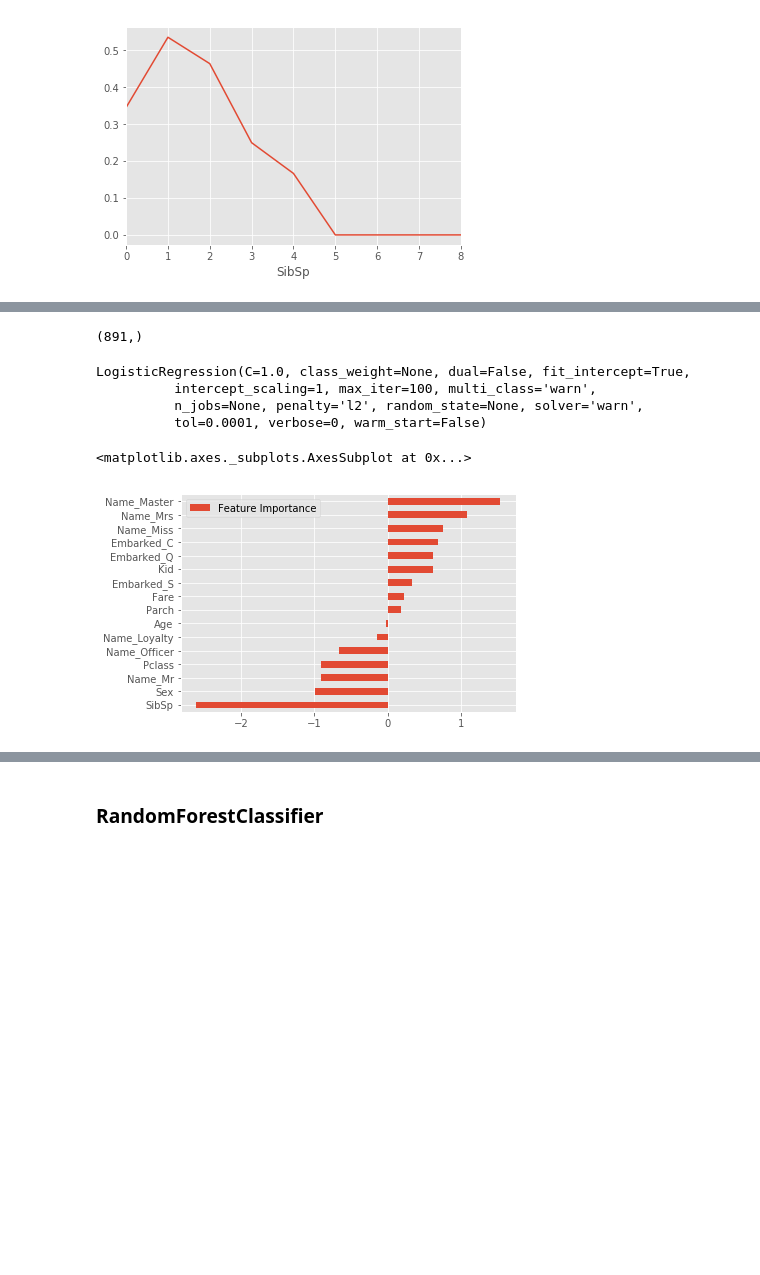
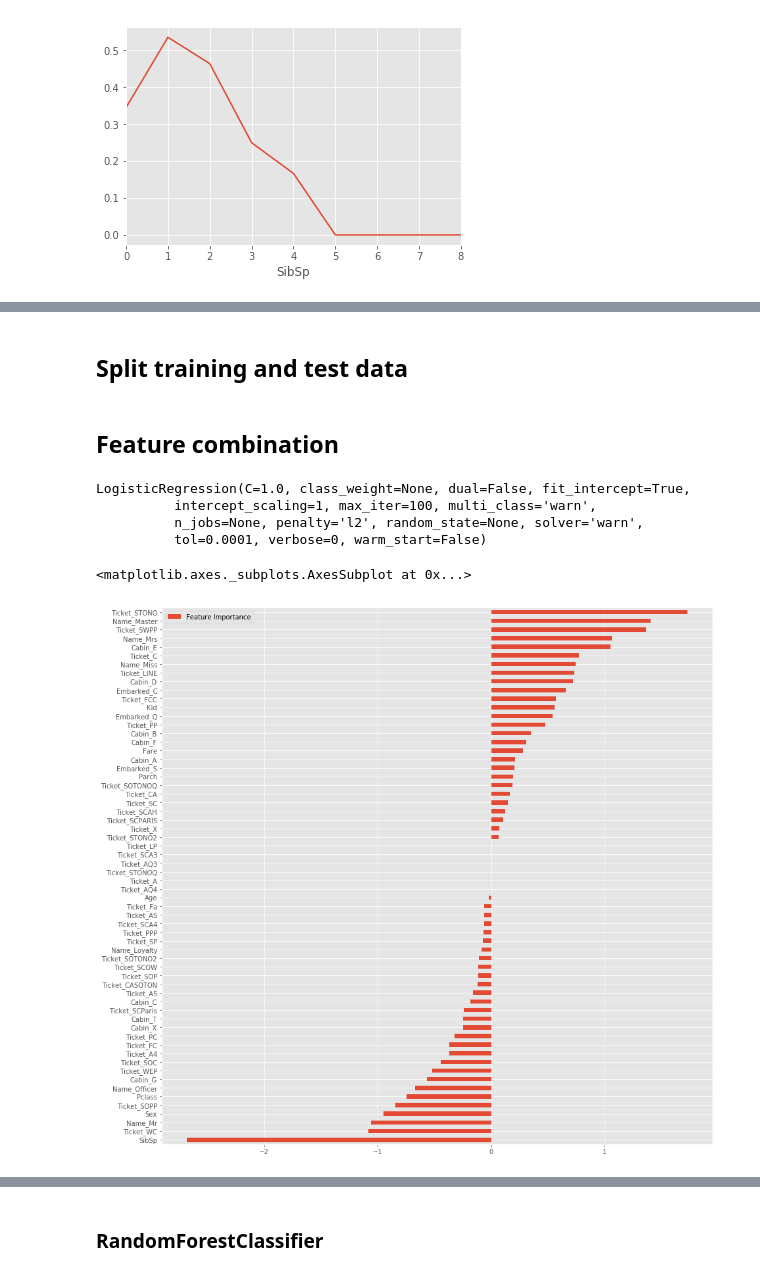
Before and after one commit to suns82-0/Titanic-Machine-Learning-from-Disaster, a Jupyter notebook: Titanic_1.ipynb, the cells around one changed output, grey strips where cells are left out. Cells and saved outputs as stored; diff of their text form; code cells hidden in the pictures; blank space fills up the shorter version.

```diff
--- a/Titanic_1.ipynb
+++ b/Titanic_1.ipynb
@@ -105,5 +205,2 @@ full["Fare"] = full.Fare.fillna(full.Fare.median())
-# %%
-full = full.drop("Cabin", axis = 1)
-full = full.drop("PassengerId", axis = 1)
-# %%
-full = full.drop("Ticket", axis = 1)
+# %%
+full["Cabin"] = full["Cabin"].apply(lambda x:x[0])
@@ -109,0 +219,2 @@ full = full.drop("Ticket", axis = 1)
+# %%
+full["Ticket"] = full["Ticket"].apply(lambda x: x.replace(".","").replace("/","").split(' ')[0] if not x.isdigit() else "X")
@@ -185,13 +296,13 @@ data_pipe.shape
+# %% [markdown]
+## Split training and test data
 # %%
 n_train=train.shape[0]
 
 X = data_pipe[:n_train]
 test_X = data_pipe[n_train:]
 y= train.Survived
-# %%
-y.shape
-# %% [output]
-(891,)
+# %% [markdown]
+## Feature combination
 # %%
 logit = LogisticRegression()
 logit.fit(X,y)
@@ -202,10 +313,12 @@ LogisticRegression(C=1.0, class_weight=None, dual=False, fit_intercept=True,
           tol=0.0001, verbose=0, warm_start=False)
 # %%
 FI_logit = pd.DataFrame(data = {"Feature Importance":logit.coef_[0]},index = data_pipe.columns)
-FI_logit.sort_values("Feature Importance", ascending = True).plot(kind = "barh")
+fig = plt.figure(figsize = (15,15))
+ax = fig.add_subplot(111)
+FI_logit.sort_values("Feature Importance", ascending = True).plot(kind = "barh",ax=ax)
 # %% [output]
 <matplotlib.axes._subplots.AxesSubplot at 0x...>
-[figure, old version]
+[figure, new version]
 # %%
 class add_feature(BaseEstimator, TransformerMixin):
     def __init__(self):
```
Also changed, not shown: parts of 87 cells of this notebook.
